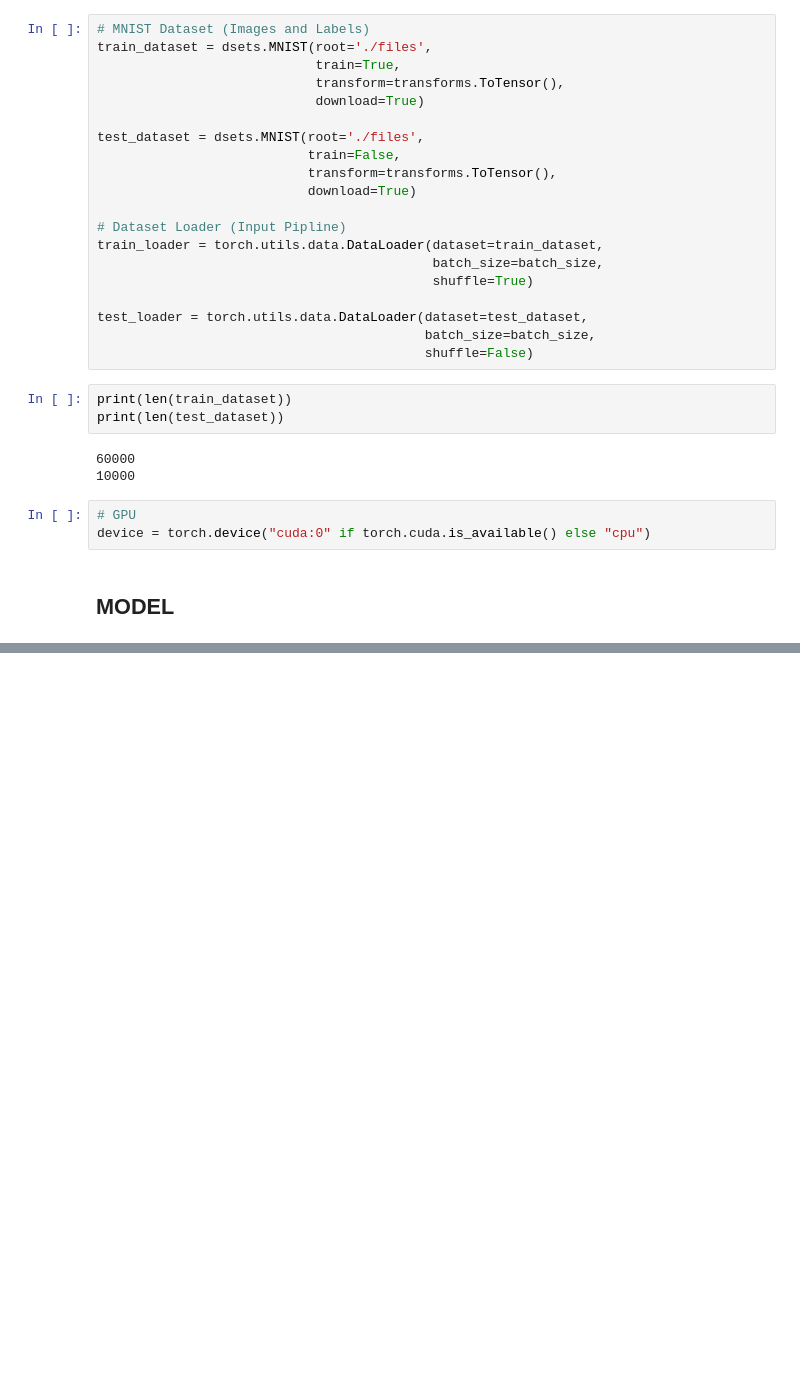
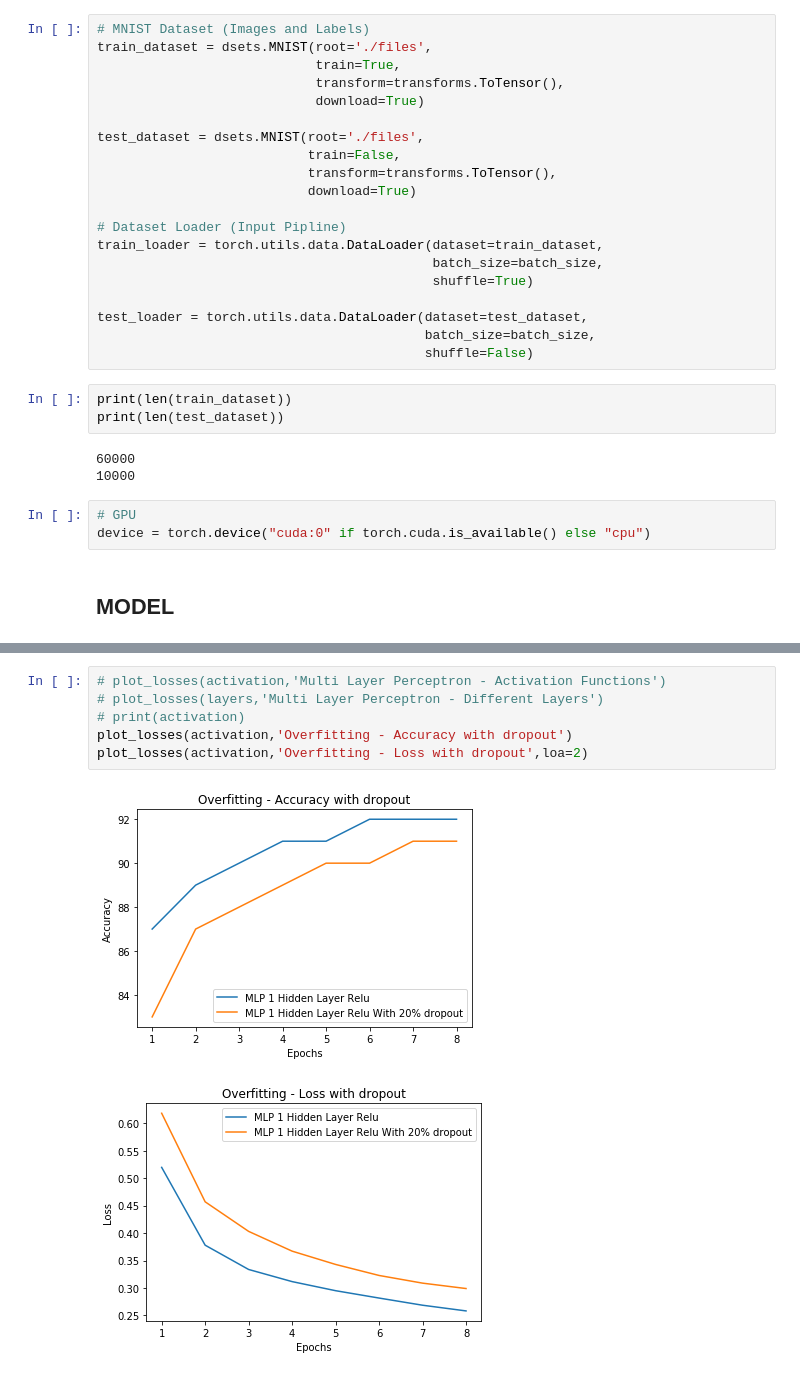
Before and after one commit to abhinavhinger12/CS574, a Jupyter notebook: mnist/MLP.ipynb, the cells around one changed output, grey strips where cells are left out. Saved outputs shown, nothing was run; the diff lists cells and outputs as text; blank space fills up the shorter version.

```diff
--- a/mnist/MLP.ipynb
+++ b/mnist/MLP.ipynb
@@ -205,0 +282,9 @@ runner(784,56,10,'MLP 1 Hidden Layer',train_loader,test_loader,learning_rate,dev
+# %%
+# plot_losses(activation,'Multi Layer Perceptron - Activation Functions')
+# plot_losses(layers,'Multi Layer Perceptron - Different Layers')
+# print(activation)
+plot_losses(activation,'Overfitting - Accuracy with dropout')
+plot_losses(activation,'Overfitting - Loss with dropout',loa=2)
+# %% [output]
+[figure, added]
+[figure, added]
```
Also changed, not shown: parts of 9 cells of this notebook.
